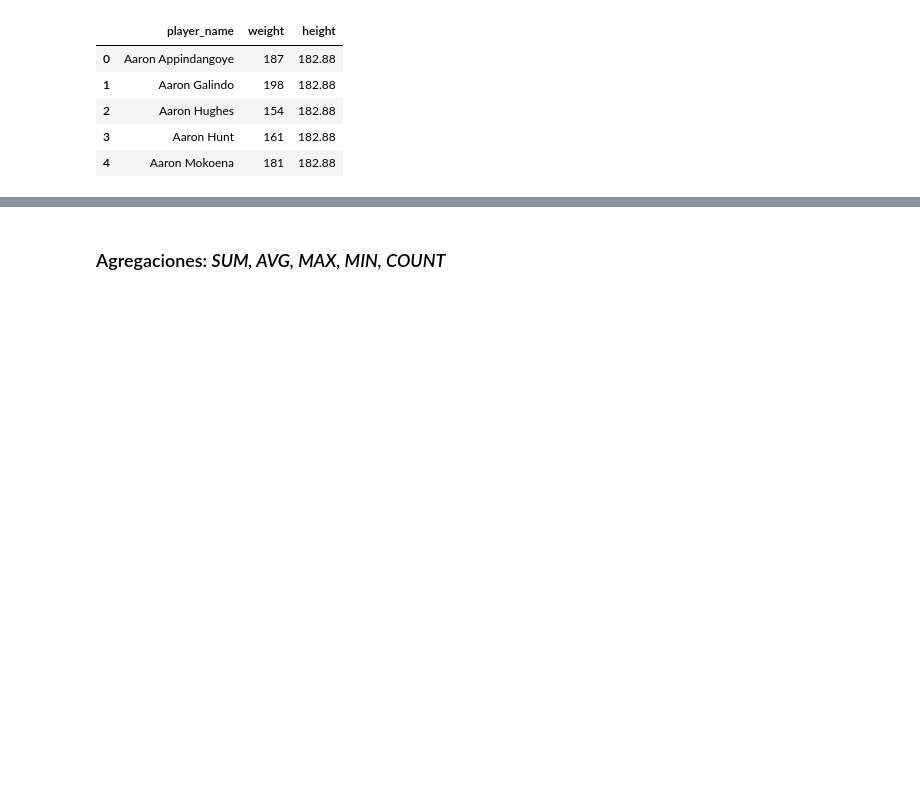
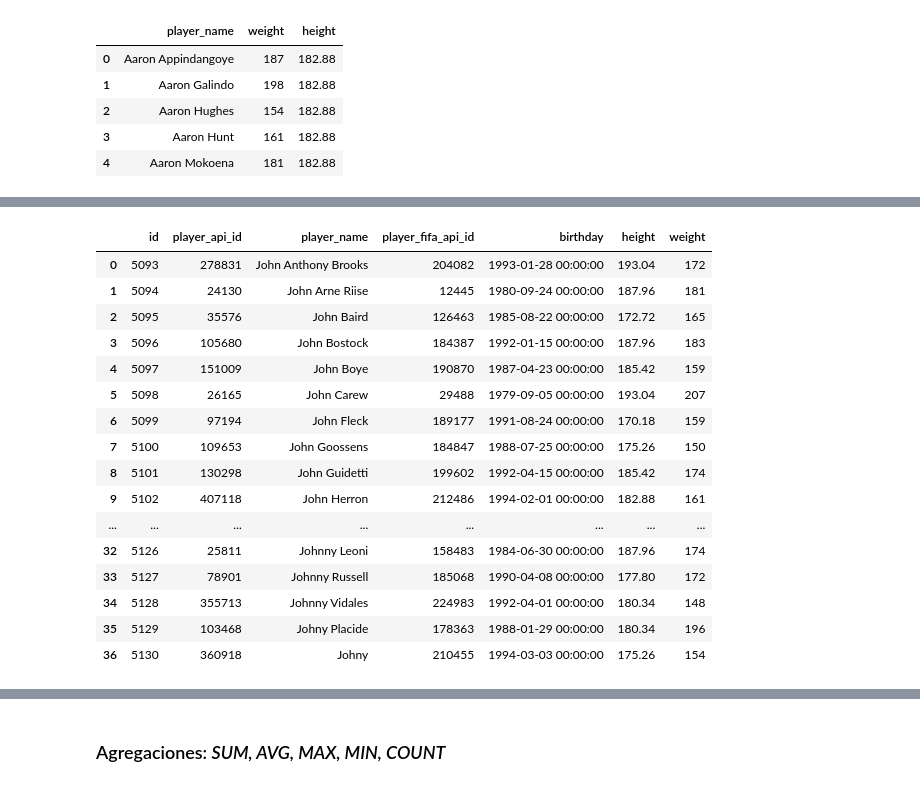
Before and after one commit to alrakomala/DataScienceDCI, a Jupyter notebook: SQL/ejemplo_sqlite.ipynb, the cells around one changed output, grey strips where cells are left out. Cells and saved outputs as stored; diff of their text form; code cells hidden in the pictures; blank space fills up the shorter version.

```diff
--- a/SQL/ejemplo_sqlite.ipynb
+++ b/SQL/ejemplo_sqlite.ipynb
@@ -197,0 +265,20 @@ pd.read_sql("""SELECT player_name, weight, height
+# %%
+pd.read_sql("""SELECT * FROM Player WHERE player_name LIKE 'John%';""", conn)
+# %% [output]
+|  | id | player_api_id | player_name | player_fifa_api_id | birthday | height | weight |
+| 0 | 5093 | 278831 | John Anthony Brooks | 204082 | 1993-01-28 00:00:00 | 193.04 | 172 |
+| 1 | 5094 | 24130 | John Arne Riise | 12445 | 1980-09-24 00:00:00 | 187.96 | 181 |
+| 2 | 5095 | 35576 | John Baird | 126463 | 1985-08-22 00:00:00 | 172.72 | 165 |
+| 3 | 5096 | 105680 | John Bostock | 184387 | 1992-01-15 00:00:00 | 187.96 | 183 |
+| 4 | 5097 | 151009 | John Boye | 190870 | 1987-04-23 00:00:00 | 185.42 | 159 |
+| 5 | 5098 | 26165 | John Carew | 29488 | 1979-09-05 00:00:00 | 193.04 | 207 |
+| 6 | 5099 | 97194 | John Fleck | 189177 | 1991-08-24 00:00:00 | 170.18 | 159 |
+| 7 | 5100 | 109653 | John Goossens | 184847 | 1988-07-25 00:00:00 | 175.26 | 150 |
+| 8 | 5101 | 130298 | John Guidetti | 199602 | 1992-04-15 00:00:00 | 185.42 | 174 |
+| 9 | 5102 | 407118 | John Herron | 212486 | 1994-02-01 00:00:00 | 182.88 | 161 |
+| ... | ... | ... | ... | ... | ... | ... | ... |
+| 32 | 5126 | 25811 | Johnny Leoni | 158483 | 1984-06-30 00:00:00 | 187.96 | 174 |
+| 33 | 5127 | 78901 | Johnny Russell | 185068 | 1990-04-08 00:00:00 | 177.80 | 172 |
+| 34 | 5128 | 355713 | Johnny Vidales | 224983 | 1992-04-01 00:00:00 | 180.34 | 148 |
+| 35 | 5129 | 103468 | Johny Placide | 178363 | 1988-01-29 00:00:00 | 180.34 | 196 |
+| 36 | 5130 | 360918 | Johny | 210455 | 1994-03-03 00:00:00 | 175.26 | 154 |
```
Also changed, not shown: parts of 30 cells of this notebook, 3 other files.
